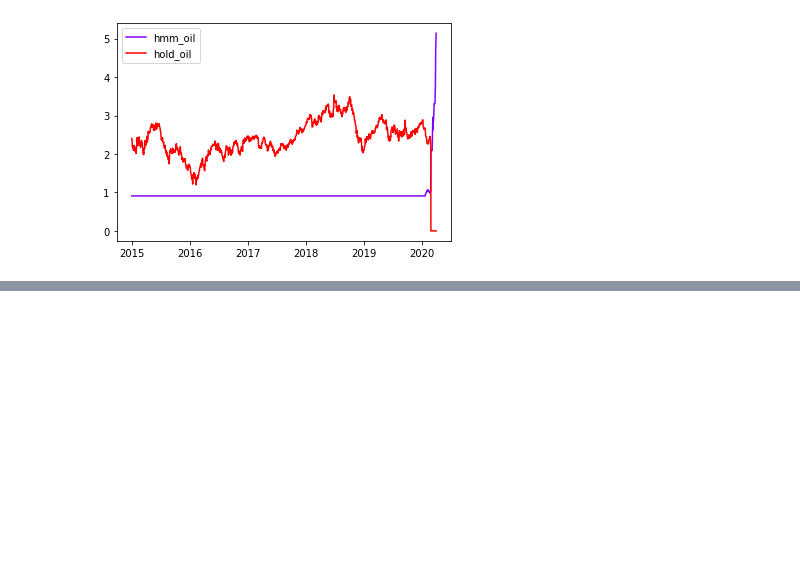
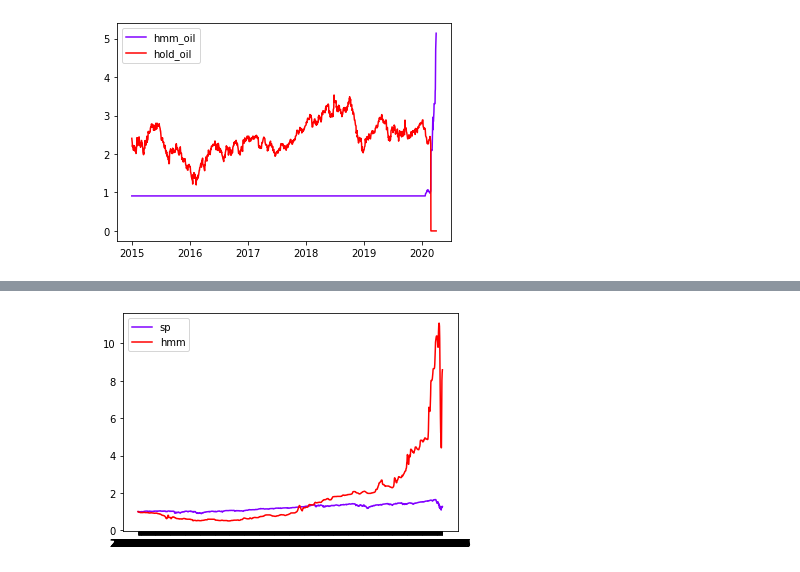
Before and after one commit to jamesBaker361/project, a Jupyter notebook: saturdayexperiements.ipynb, the cells around one changed output, grey strips where cells are left out. Drawn from its saved outputs; the diff is of its cells as text; code cells hidden in the pictures; blank space fills up the shorter version.

```diff
--- a/saturdayexperiements.ipynb
+++ b/saturdayexperiements.ipynb
@@ -202,0 +240,4 @@ test_model_mapping()
+# %%
+td.time_series_chart(sp=ben,hmm=top_ranked)
+# %% [output]
+[figure, added]
```
Also changed, not shown: parts of 20 cells of this notebook, 3 other files.
